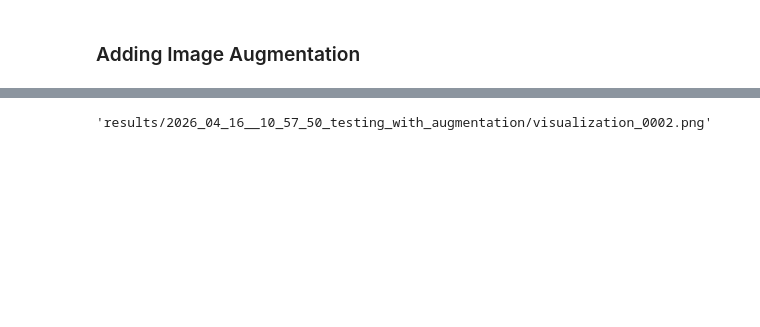
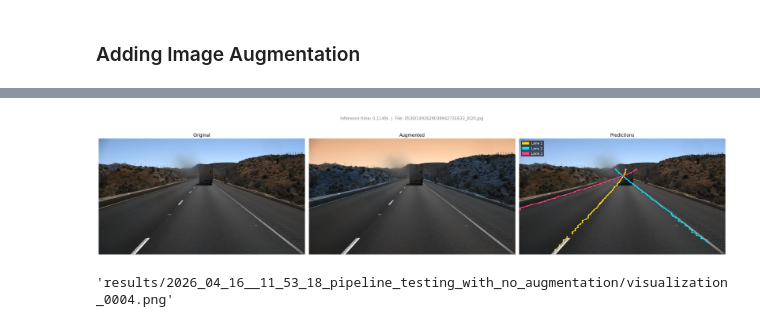
Before and after one commit to SuyogPrasai/microlane, a Jupyter notebook: evaluate.ipynb, the cells around one changed output, grey strips where cells are left out. Drawn from its saved outputs; the diff is of its cells as text; code cells hidden in the pictures; blank space fills up the shorter version.

Commit message:
pipeline fully works with data augmentationa and for single inferences

```diff
--- a/evaluate.ipynb
+++ b/evaluate.ipynb
@@ -65,7 +65,7 @@ Container already running: 15b340544e65
 # %%
 experiment = ExperimentEvaluate(
 
-    experiment_name="testing with augmentation"
+    experiment_name="pipeline testing with no augmentation"
 
 )
 # %% [markdown]
@@ -153,6 +153,7 @@ ModelOutput = ModelPrediction (
 
 experiment.store_prediction(ModelOutput)
 # %%
-experiment.visualize_prediction(ModelOutput)
+experiment.visualize_prediction(ModelOutput, show=True)
 # %% [output]
+[figure, added]
-'results/2026_04_16__10_57_50_testing_with_augmentation/visualization_0002.png'
+'results/2026_04_16__11_53_18_pipeline_testing_with_no_augmentation/visualization_0004.png'
```
Also changed, not shown: parts of 4 cells of this notebook, 1 other file.
